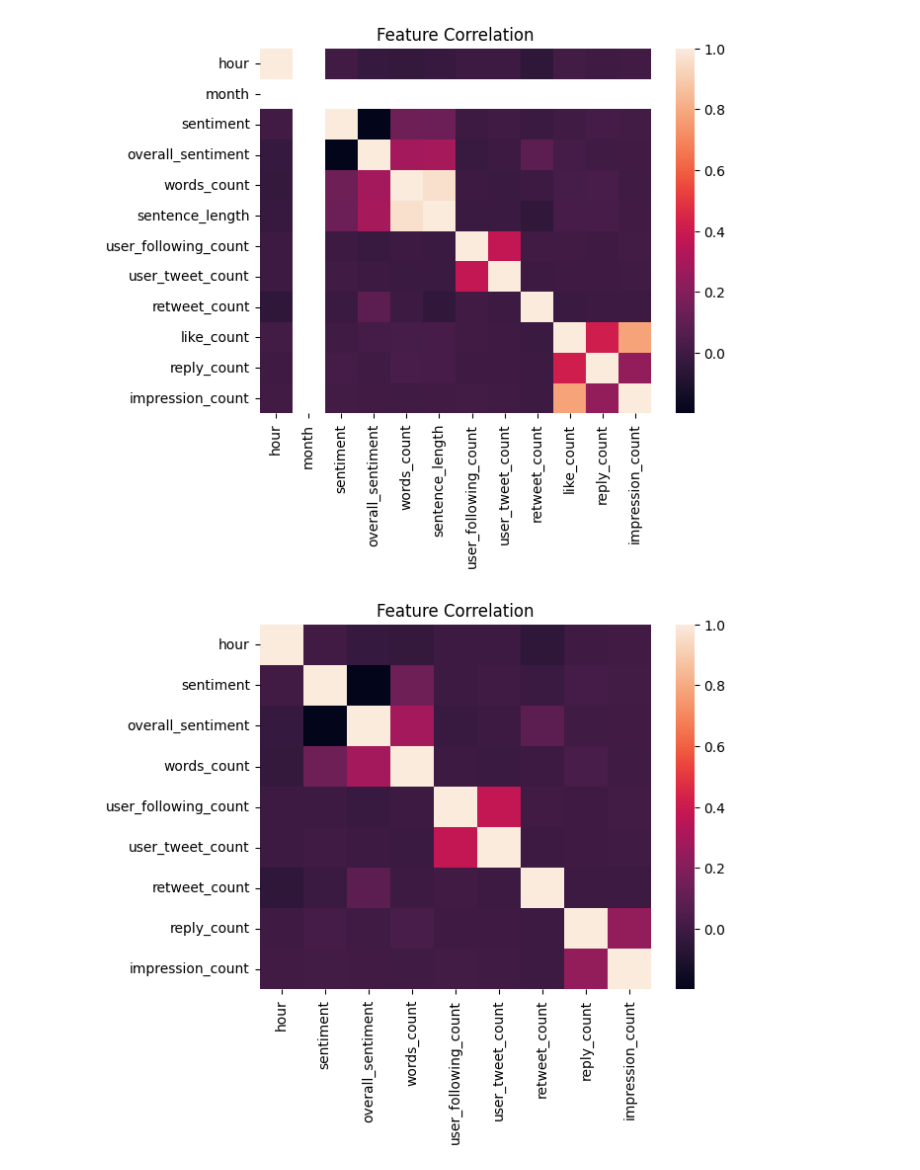
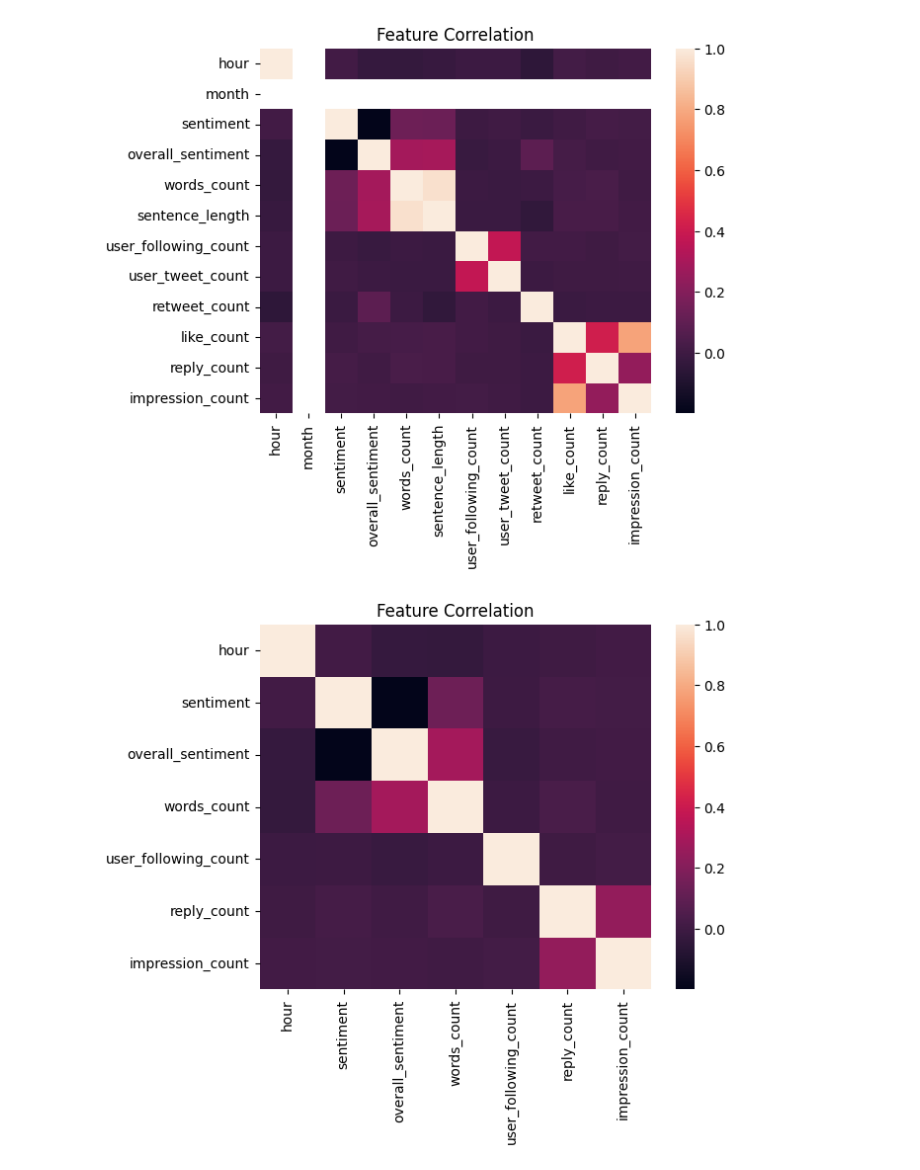
Before and after one commit to praneethys/nlp-sentiment-analysis-tweets, a Jupyter notebook: src/eda.ipynb, the cells around one changed output. Cells and saved outputs as stored; diff of their text form; code cells hidden in the pictures.

```diff
--- a/src/eda.ipynb
+++ b/src/eda.ipynb
@@ -63,6 +77,7 @@ def clean_data(dataset_df: pd.DataFrame) -> pd.DataFrame:
             'tweet_created': 'datetime'
         })
 
+        data = data.reset_index().drop(columns='index')
         return data
     except ... as e:
         # Catch all errors
@@ -153,14 +173,14 @@ plt.show(heatmap)
 # %%
 # Based on the above heat map,
 # 1. month is not adding any value.
 # 2. word_count and sentence_length are highly correlated. So, dropping one of them
 # 3. like_count and impression_count are also highly correlated. So, dropping one of them
-data_features_only = data_features_only.drop(columns=['sentence_length', 'month', 'like_count'],
+data_features_only = data_features_only.drop(columns=['sentence_length', 'month', 'like_count', 'retweet_count', 'user_tweet_count'],
                                              axis=1)
 correlation = data_features_only.corr()
 heatmap = sns.heatmap(correlation)
 heatmap.set(title = 'Feature Correlation')
 plt.show(heatmap)
 # %% [output]
-[figure, old version]
+[figure, new version]
 # %%
```
Also changed, not shown: parts of 5 cells of this notebook.
